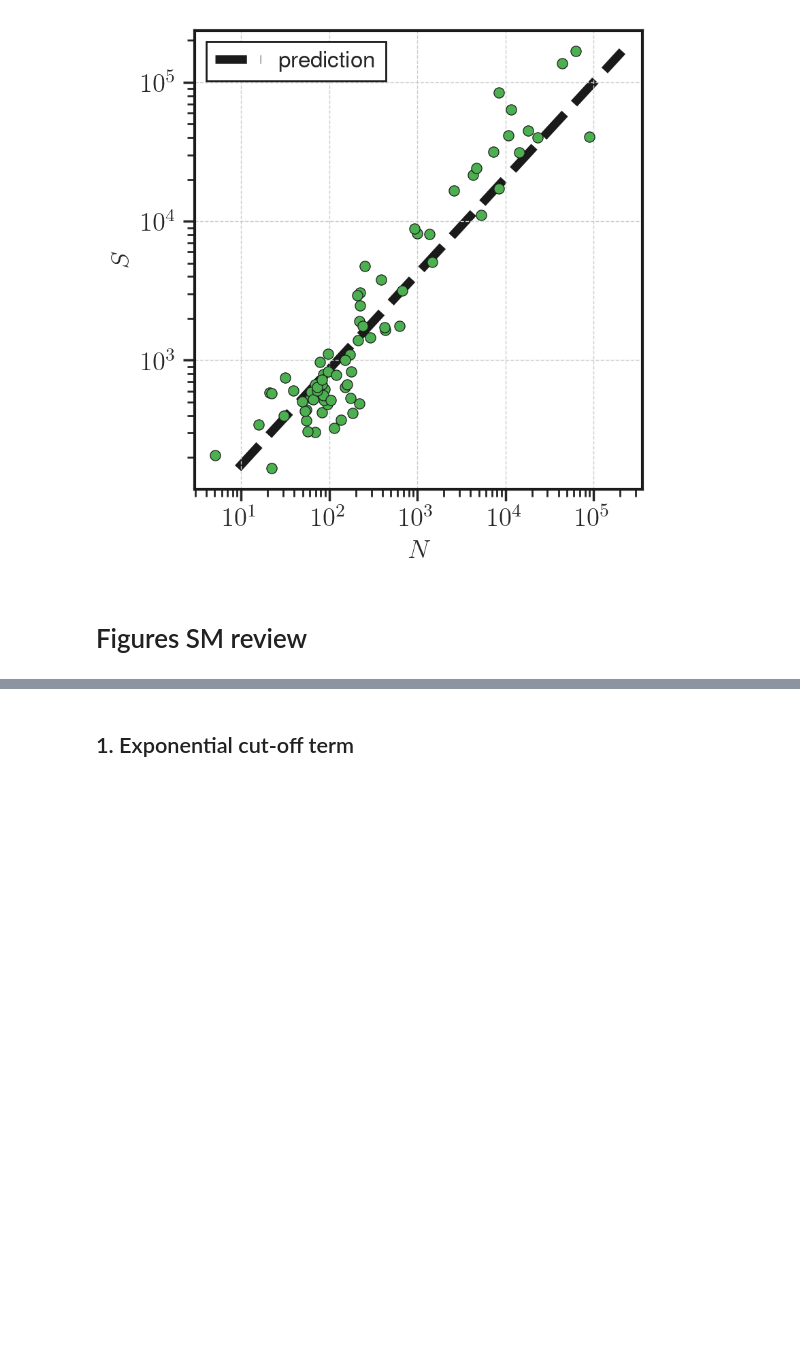
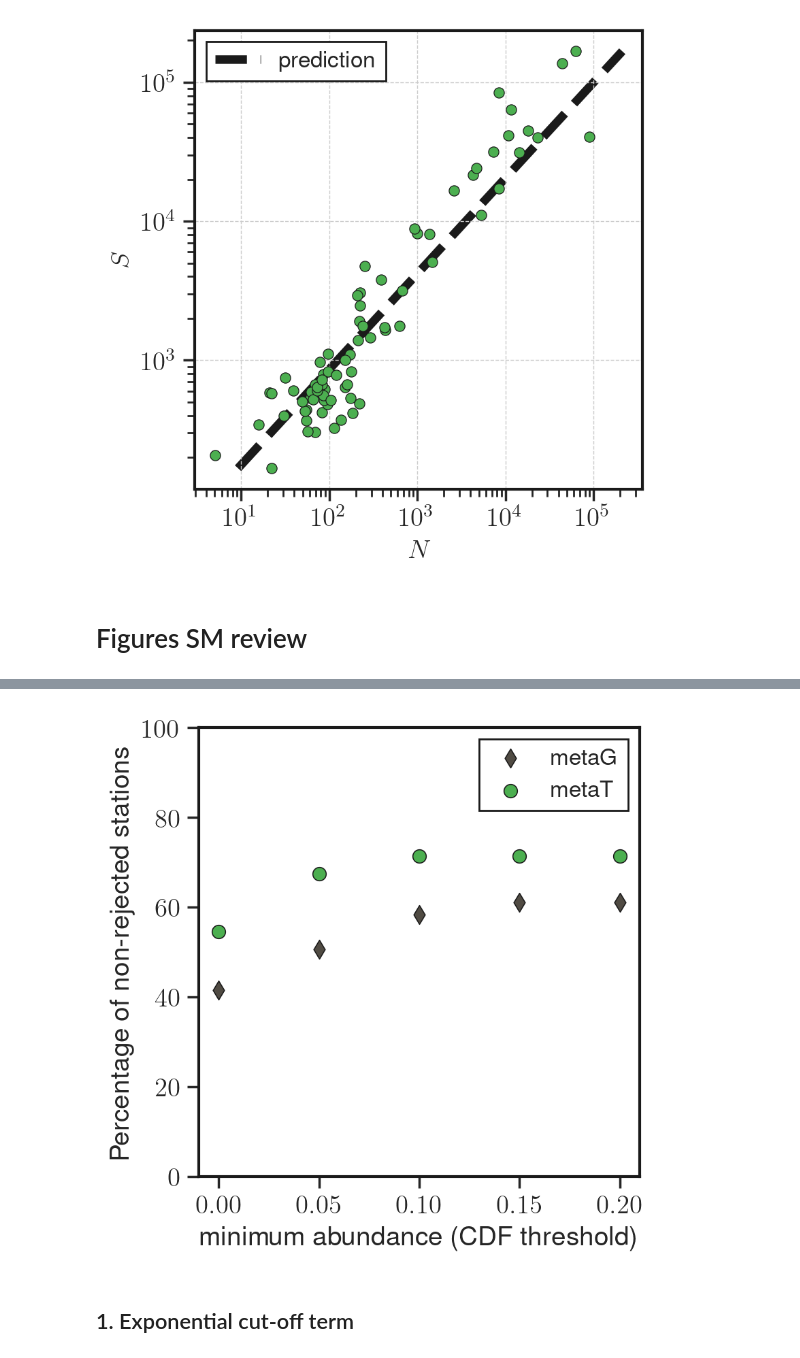
Before and after one commit to epigani/diatom-metaG-metaT-scaling, a Jupyter notebook: analysis/FiguresSM_RPKM.ipynb, the cells around one changed output, grey strips where cells are left out. Saved outputs shown, nothing was run; the diff lists cells and outputs as text; code cells hidden in the pictures; blank space fills up the shorter version.

```diff
--- a/analysis/FiguresSM_RPKM.ipynb
+++ b/analysis/FiguresSM_RPKM.ipynb
@@ -1319,0 +1323,3 @@ predicted xi: 0.69±0.15
+# %%
+goodnessInfoCdf = pd.read_csv('../fit/goodness_ifo_cdf.csv')
+display(goodnessInfoCdf)
@@ -1320,3 +1333,18 @@ predicted xi: 0.69±0.15
+# %%
+fig, ax = plt.subplots(figsize=(4, 4), constrained_layout=True)
+ax.set_ylim(0, 100)
+ax.set_xlabel(r'minimum abundance (CDF threshold)')
+ax.set_ylabel(r'Percentage of non-rejected stations')
+
+sns.scatterplot(x=goodnessInfoCdf['cdf_lim'], y=goodnessInfoCdf['Nstat_not_rej_G']/77*100, ax=ax, color=metaGcolor, edgecolor='k', s=50, marker=metamarker['metaG'], label='metaG')
+sns.scatterplot(x=goodnessInfoCdf['cdf_lim'], y=goodnessInfoCdf['Nstat_not_rej_T']/77*100, ax=ax, color=metaTcolor, edgecolor='k', s=50, marker=metamarker['metaT'], label='metaT')
+
+figname = f"../figures/{DATA_NORMALIZATION}/SM/CDF_goodness_of_fit"
+os.makedirs(os.path.dirname(figname), exist_ok=True)
+for fmt in ['.pdf', '.png']:
+    plt.savefig(f"{figname}{fmt}", dpi=300, bbox_inches='tight', transparent=True)
+# %% [output]
+[figure, added]
 # %% [markdown]
 ## 1. Exponential cut-off term
 # %%
```
Also changed, not shown: parts of 4 cells of this notebook, 24 other files.
